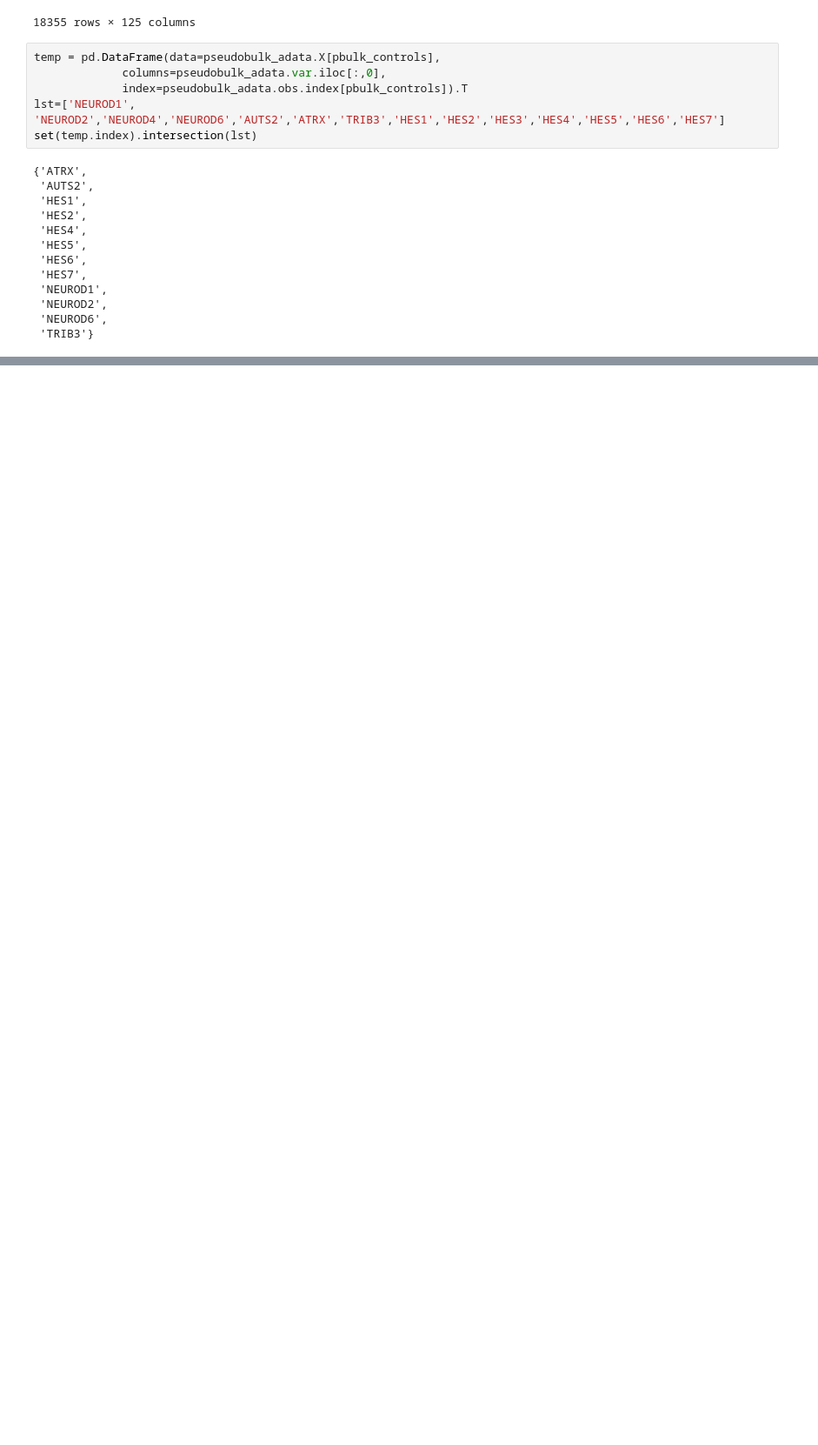
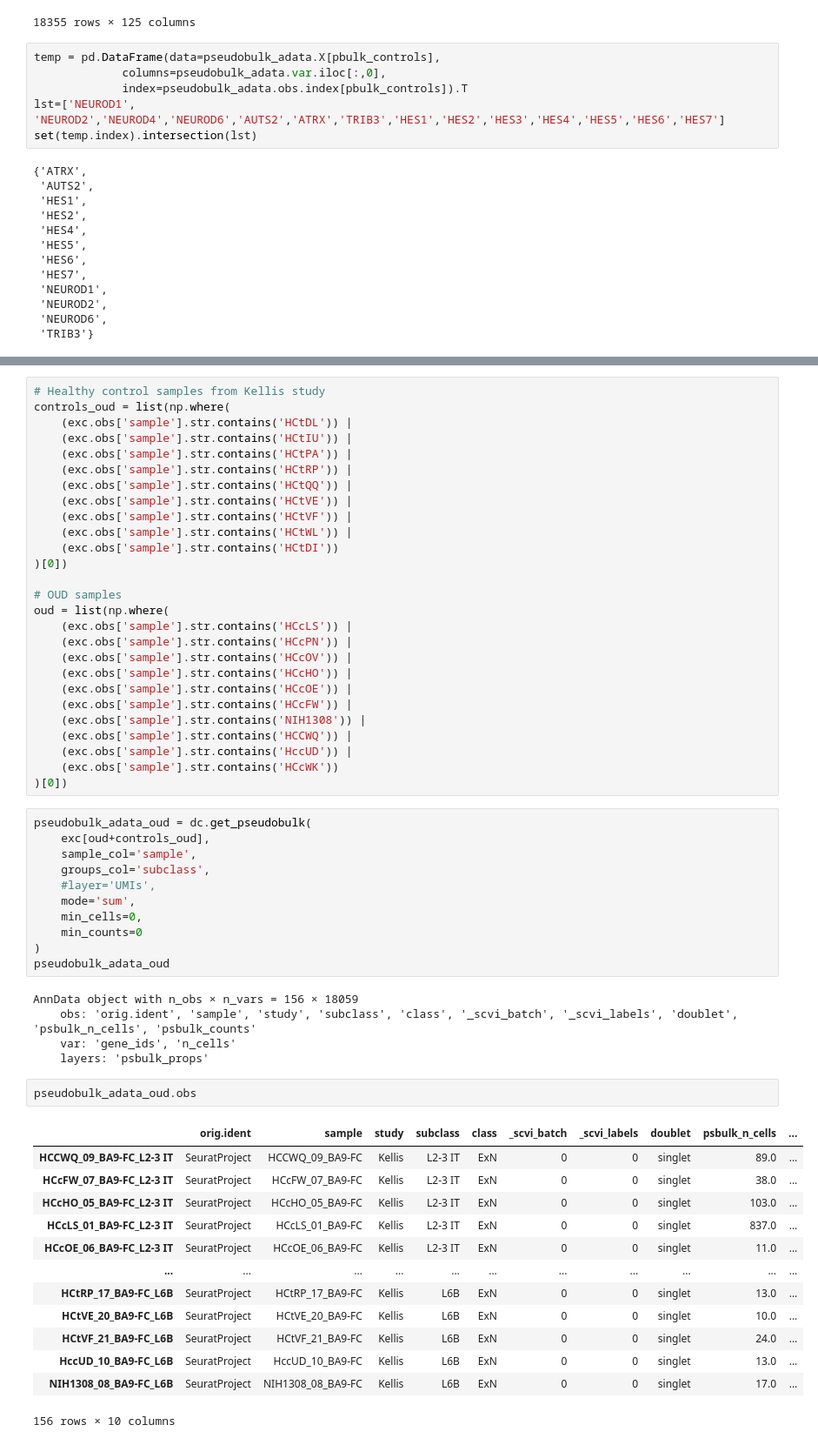
Before and after one commit to aj95b/SCORCH, a Jupyter notebook: differential_analyses/diff_excitatory.ipynb, the cells around one changed output, grey strips where cells are left out. Shown: that part at 87% size. Drawn from its saved outputs; the diff is of its cells as text; blank space fills up the shorter version.

```diff
--- a/differential_analyses/diff_excitatory.ipynb
+++ b/differential_analyses/diff_excitatory.ipynb
@@ -636,0 +629,59 @@ set(temp.index).intersection(lst)
+# %%
+# Healthy control samples from Kellis study
+controls_oud = list(np.where(
+    (exc.obs['sample'].str.contains('HCtDL')) |
+    (exc.obs['sample'].str.contains('HCtIU')) |
+    (exc.obs['sample'].str.contains('HCtPA')) |
+    (exc.obs['sample'].str.contains('HCtRP')) |
+    (exc.obs['sample'].str.contains('HCtQQ')) |
+    (exc.obs['sample'].str.contains('HCtVE')) |
+    (exc.obs['sample'].str.contains('HCtVF')) |
+    (exc.obs['sample'].str.contains('HCtWL')) |
+    (exc.obs['sample'].str.contains('HCtDI'))
+)[0])
+
+# OUD samples
+oud = list(np.where(
+    (exc.obs['sample'].str.contains('HCcLS')) |
+    (exc.obs['sample'].str.contains('HCcPN')) |
+    (exc.obs['sample'].str.contains('HCcOV')) |
+    (exc.obs['sample'].str.contains('HCcHO')) |
+    (exc.obs['sample'].str.contains('HCcOE')) |
+    (exc.obs['sample'].str.contains('HCcFW')) |
+    (exc.obs['sample'].str.contains('NIH1308')) |
+    (exc.obs['sample'].str.contains('HCCWQ')) |
+    (exc.obs['sample'].str.contains('HccUD')) |
+    (exc.obs['sample'].str.contains('HCcWK'))
+)[0])
+# %%
+pseudobulk_adata_oud = dc.get_pseudobulk(
+    exc[oud+controls_oud],
+    sample_col='sample',
+    groups_col='subclass',
+    #layer='UMIs',
+    mode='sum',
+    min_cells=0,
+    min_counts=0
+)
+pseudobulk_adata_oud
+# %% [output]
+AnnData object with n_obs × n_vars = 156 × 18059
+    obs: 'orig.ident', 'sample', 'study', 'subclass', 'class', '_scvi_batch', '_scvi_labels', 'doublet', 'psbulk_n_cells', 'psbulk_counts'
+    var: 'gene_ids', 'n_cells'
+    layers: 'psbulk_props'
+# %%
+pseudobulk_adata_oud.obs
+# %% [output]
+|  | orig.ident | sample | study | subclass | class | _scvi_batch | _scvi_labels | doublet | psbulk_n_cells | ... |
+| HCCWQ_09_BA9-FC_L2-3 IT | SeuratProject | HCCWQ_09_BA9-FC | Kellis | L2-3 IT | ExN | 0 | 0 | singlet | 89.0 | ... |
+| HCcFW_07_BA9-FC_L2-3 IT | SeuratProject | HCcFW_07_BA9-FC | Kellis | L2-3 IT | ExN | 0 | 0 | singlet | 38.0 | ... |
+| HCcHO_05_BA9-FC_L2-3 IT | SeuratProject | HCcHO_05_BA9-FC | Kellis | L2-3 IT | ExN | 0 | 0 | singlet | 103.0 | ... |
+| HCcLS_01_BA9-FC_L2-3 IT | SeuratProject | HCcLS_01_BA9-FC | Kellis | L2-3 IT | ExN | 0 | 0 | singlet | 837.0 | ... |
+| HCcOE_06_BA9-FC_L2-3 IT | SeuratProject | HCcOE_06_BA9-FC | Kellis | L2-3 IT | ExN | 0 | 0 | singlet | 11.0 | ... |
+| ... | ... | ... | ... | ... | ... | ... | ... | ... | ... | ... |
+| HCtRP_17_BA9-FC_L6B | SeuratProject | HCtRP_17_BA9-FC | Kellis | L6B | ExN | 0 | 0 | singlet | 13.0 | ... |
+| HCtVE_20_BA9-FC_L6B | SeuratProject | HCtVE_20_BA9-FC | Kellis | L6B | ExN | 0 | 0 | singlet | 10.0 | ... |
+| HCtVF_21_BA9-FC_L6B | SeuratProject | HCtVF_21_BA9-FC | Kellis | L6B | ExN | 0 | 0 | singlet | 24.0 | ... |
+| HccUD_10_BA9-FC_L6B | SeuratProject | HccUD_10_BA9-FC | Kellis | L6B | ExN | 0 | 0 | singlet | 13.0 | ... |
+| NIH1308_08_BA9-FC_L6B | SeuratProject | NIH1308_08_BA9-FC | Kellis | L6B | ExN | 0 | 0 | singlet | 17.0 | ... |
+156 rows × 10 columns
```
Also changed, not shown: parts of 14 cells of this notebook, 3 other files.
